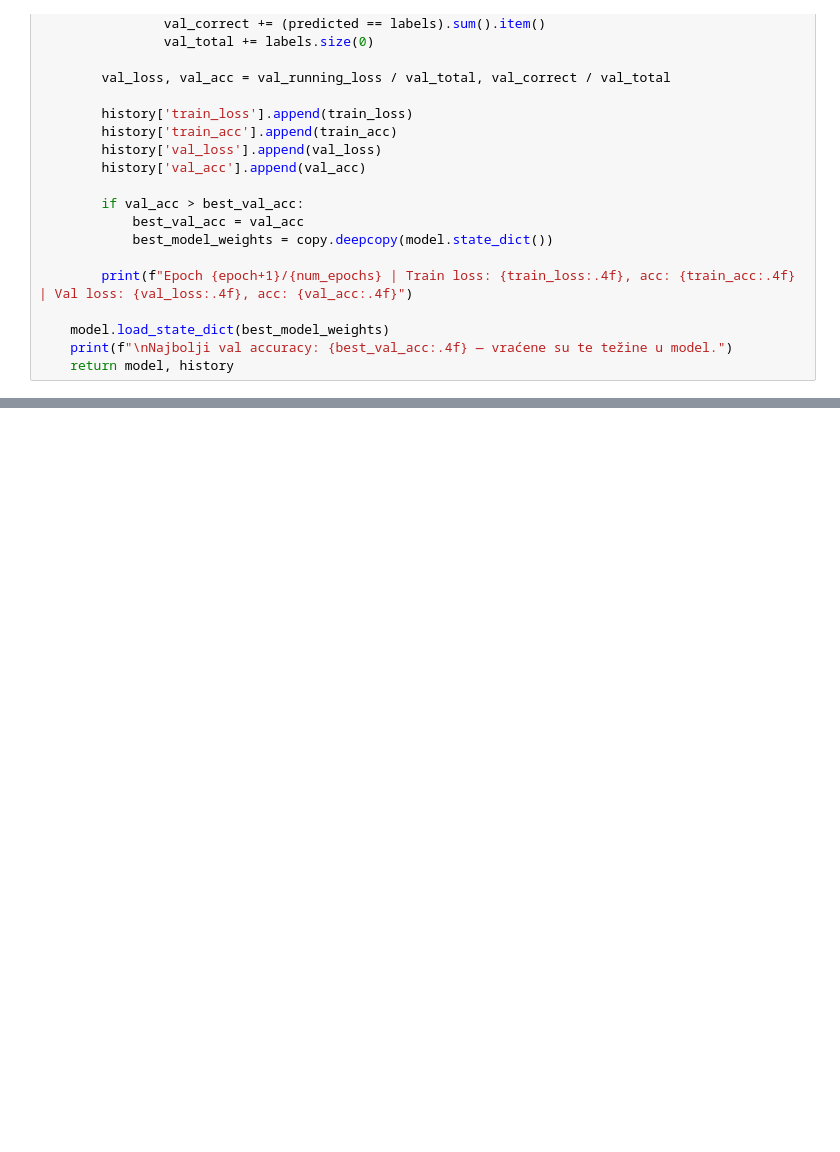
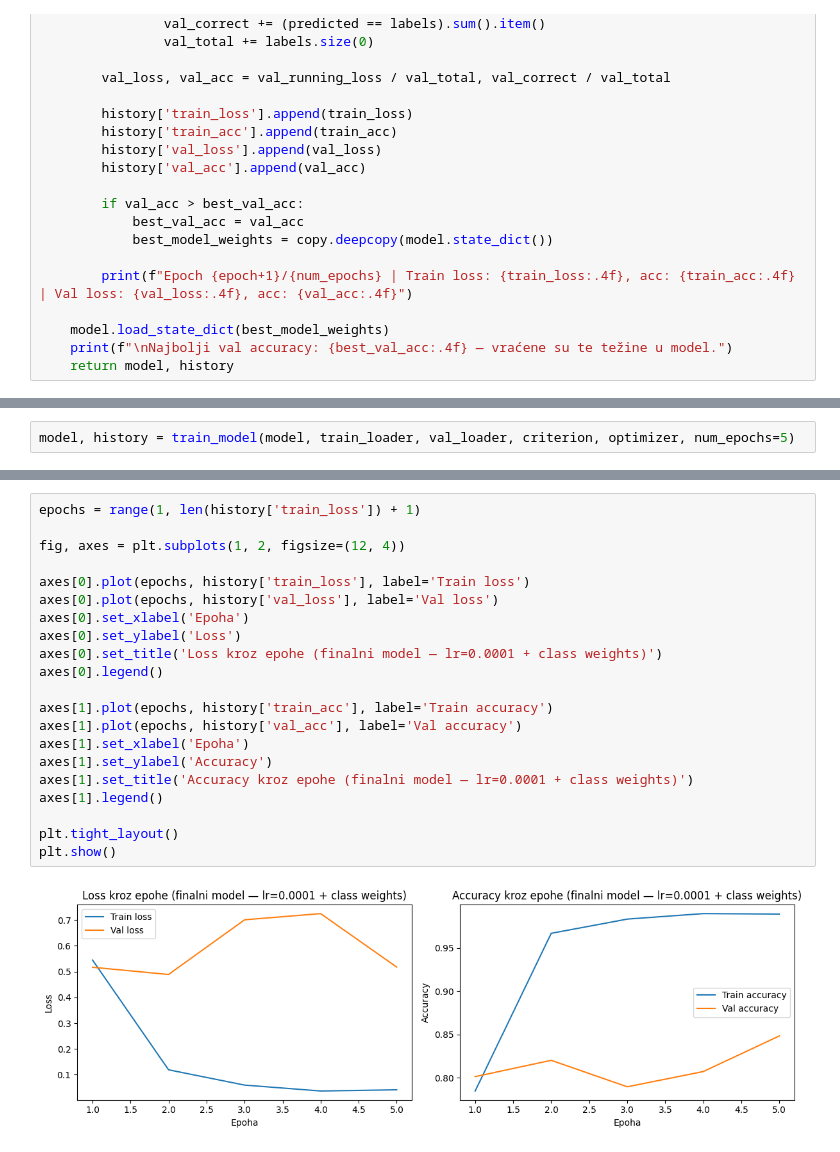
Before and after one commit to ilinkabibic/Tom-and-Jerry-Character-Classification, a Jupyter notebook: notebooks/04_transfer_learning_ika.ipynb, the cells around one changed output, grey strips where cells are left out. Cells and saved outputs as stored; diff of their text form; blank space fills up the shorter version.

```diff
--- a/notebooks/04_transfer_learning_ika.ipynb
+++ b/notebooks/04_transfer_learning_ika.ipynb
@@ -366,0 +389,2 @@ plt.show()
+# %%
+model, history = train_model(model, train_loader, val_loader, criterion, optimizer, num_epochs=5)
@@ -366,0 +415,23 @@ plt.show()
+# %%
+epochs = range(1, len(history['train_loss']) + 1)
+
+fig, axes = plt.subplots(1, 2, figsize=(12, 4))
+
+axes[0].plot(epochs, history['train_loss'], label='Train loss')
+axes[0].plot(epochs, history['val_loss'], label='Val loss')
+axes[0].set_xlabel('Epoha')
+axes[0].set_ylabel('Loss')
+axes[0].set_title('Loss kroz epohe (finalni model — lr=0.0001 + class weights)')
+axes[0].legend()
+
+axes[1].plot(epochs, history['train_acc'], label='Train accuracy')
+axes[1].plot(epochs, history['val_acc'], label='Val accuracy')
+axes[1].set_xlabel('Epoha')
+axes[1].set_ylabel('Accuracy')
+axes[1].set_title('Accuracy kroz epohe (finalni model — lr=0.0001 + class weights)')
+axes[1].legend()
+
+plt.tight_layout()
+plt.show()
+# %% [output]
+[figure, added]
```
Also changed, not shown: parts of 11 cells of this notebook.
